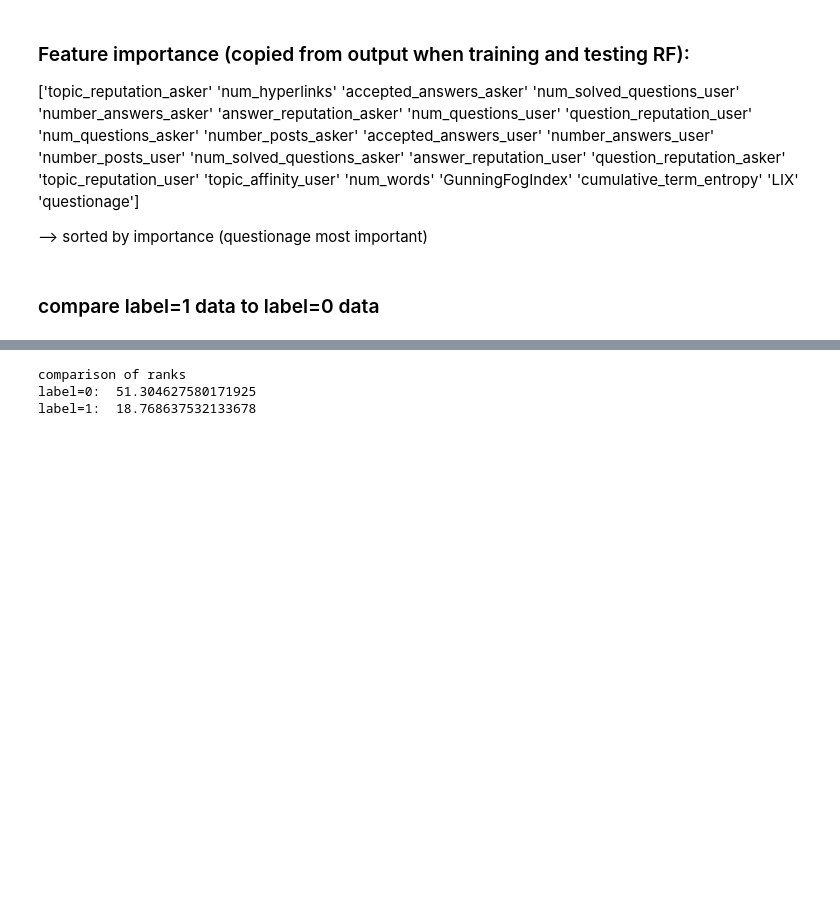
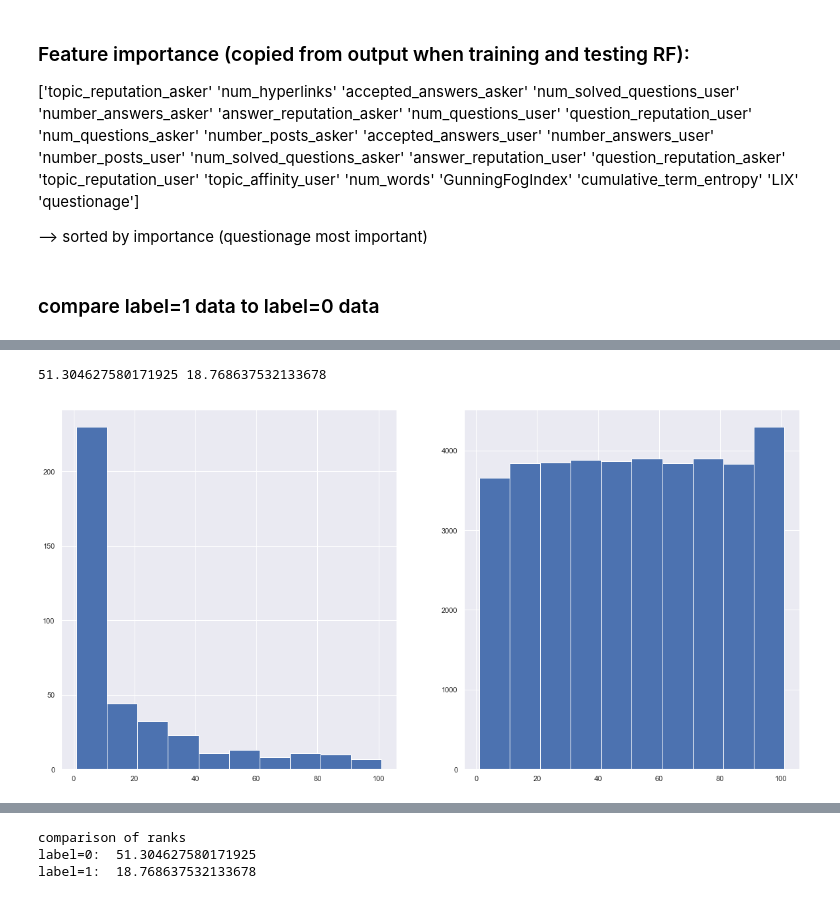
Before and after one commit to elvisnava/DSLab-StackOverflow, a Jupyter notebook: data-exploration/bias_exploration.ipynb, the cells around one changed output, grey strips where cells are left out. Drawn from its saved outputs; the diff is of its cells as text; code cells hidden in the pictures; blank space fills up the shorter version.

```diff
--- a/data-exploration/bias_exploration.ipynb
+++ b/data-exploration/bias_exploration.ipynb
@@ -48,0 +57,13 @@ data_gt = data[data["label"]==1]
+# %%
+age_vals_neg = np.round(data_neg["questionage"].values, 2)
+age_vals_pos = np.round(data_gt["questionage"].values, 2)
+print(np.mean(age_vals_neg), np.mean(age_vals_pos))
+plt.figure(figsize=(20,10))
+plt.subplot(1,2,1)
+plt.hist(age_vals_pos, bins=np.arange(0,10,1/20))
+plt.subplot(1,2,2)
+plt.hist(age_vals_neg, bins=np.arange(0,10,1/20))
+plt.show()
+# %% [output]
+51.304627580171925 18.768637532133678
+[figure, added]
```
Also changed, not shown: parts of 21 cells of this notebook, 1 other file.
